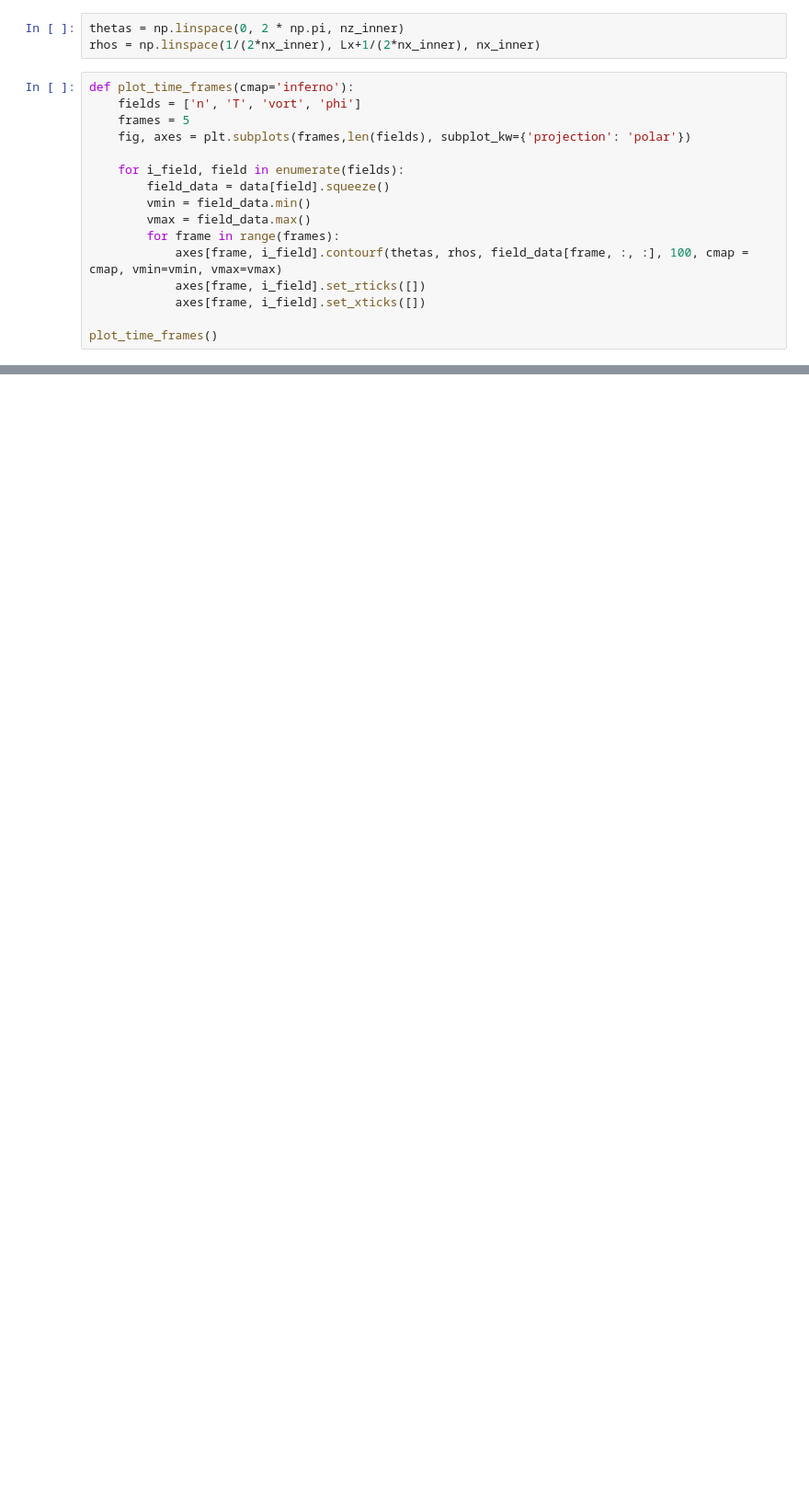
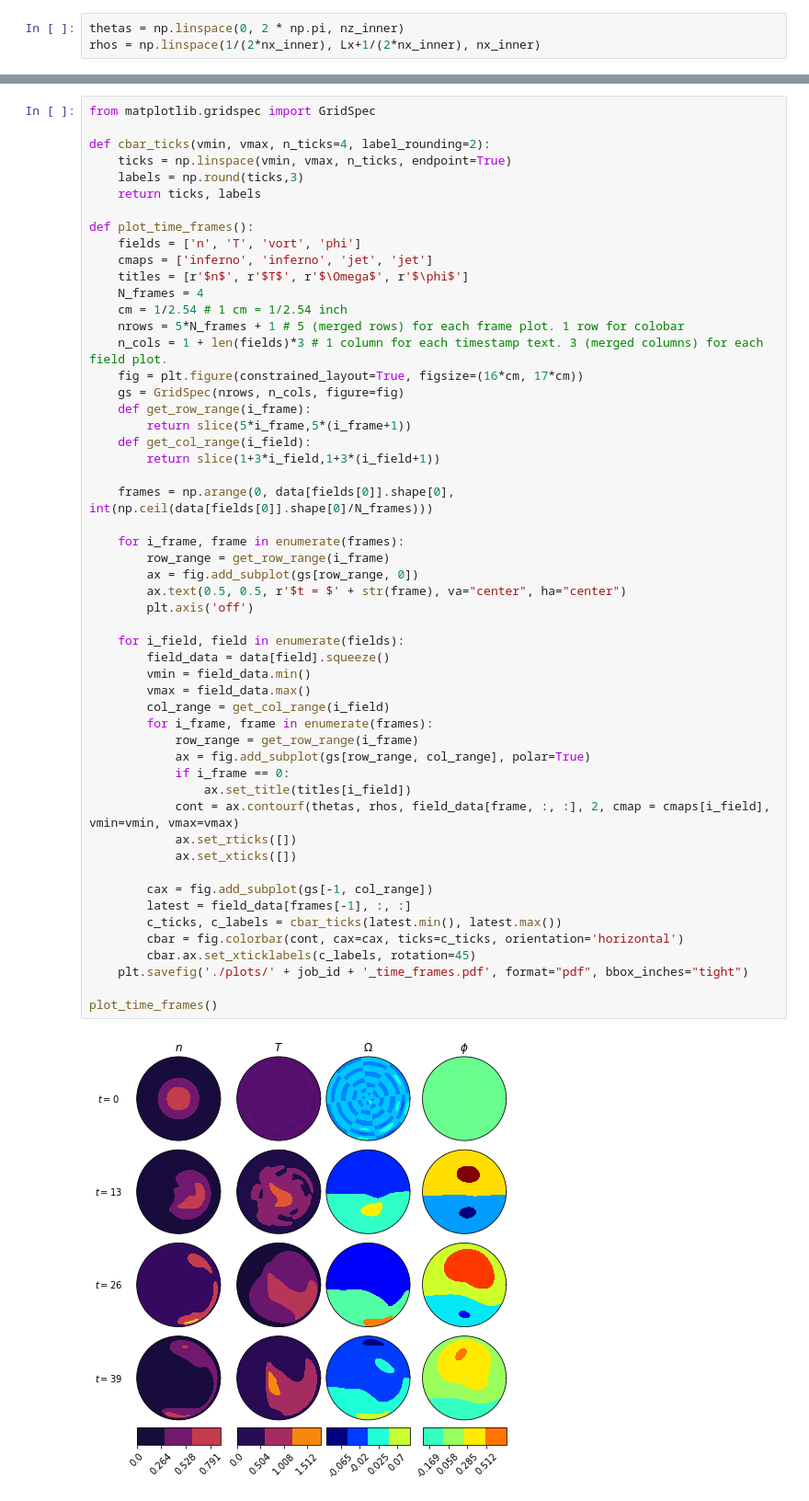
Before and after one commit to runehoejlund/north-simulation, a Jupyter notebook: data_analysis_animation.ipynb, the cells around one changed output, grey strips where cells are left out. Shown at 92% size. Drawn from its saved outputs; the diff is of its cells as text; blank space fills up the shorter version.

Commit message:
data analysis for time frame plots

```diff
--- a/data_analysis_animation.ipynb
+++ b/data_analysis_animation.ipynb
@@ -91,19 +107,3 @@ nxpe = 40, nype = 1, npes = 40
 # %%
 thetas = np.linspace(0, 2 * np.pi, nz_inner)
 rhos = np.linspace(1/(2*nx_inner), Lx+1/(2*nx_inner), nx_inner)
-# %%
-def plot_time_frames(cmap='inferno'):
-    fields = ['n', 'T', 'vort', 'phi']
-    frames = 5
-    fig, axes = plt.subplots(frames,len(fields), subplot_kw={'projection': 'polar'})
-
-    for i_field, field in enumerate(fields):
-        field_data = data[field].squeeze()
-        vmin = field_data.min()
-        vmax = field_data.max()
-        for frame in range(frames):
-            axes[frame, i_field].contourf(thetas, rhos, field_data[frame, :, :], 100, cmap = cmap, vmin=vmin, vmax=vmax)
-            axes[frame, i_field].set_rticks([])
-            axes[frame, i_field].set_xticks([])
-
-plot_time_frames()
@@ -111,0 +112,55 @@ plot_time_frames()
+# %%
+from matplotlib.gridspec import GridSpec
+
+def cbar_ticks(vmin, vmax, n_ticks=4, label_rounding=2):
+    ticks = np.linspace(vmin, vmax, n_ticks, endpoint=True)
+    labels = np.round(ticks,3)
+    return ticks, labels
+
+def plot_time_frames():
+    fields = ['n', 'T', 'vort', 'phi']
+    cmaps = ['inferno', 'inferno', 'jet', 'jet']
+    titles = [r'$n$', r'$T$', r'$\Omega$', r'$\phi$']
+    N_frames = 4
+    cm = 1/2.54 # 1 cm = 1/2.54 inch
+    nrows = 5*N_frames + 1 # 5 (merged rows) for each frame plot. 1 row for colobar
+    n_cols = 1 + len(fields)*3 # 1 column for each timestamp text. 3 (merged columns) for each field plot.
+    fig = plt.figure(constrained_layout=True, figsize=(16*cm, 17*cm))
+    gs = GridSpec(nrows, n_cols, figure=fig)
+    def get_row_range(i_frame):
+        return slice(5*i_frame,5*(i_frame+1))
+    def get_col_range(i_field):
+        return slice(1+3*i_field,1+3*(i_field+1))
+
+    frames = np.arange(0, data[fields[0]].shape[0], int(np.ceil(data[fields[0]].shape[0]/N_frames)))
+
+    for i_frame, frame in enumerate(frames):
+        row_range = get_row_range(i_frame)
+        ax = fig.add_subplot(gs[row_range, 0])
+        ax.text(0.5, 0.5, r'$t = $' + str(frame), va="center", ha="center")
+        plt.axis('off')
+
+    for i_field, field in enumerate(fields):
+        field_data = data[field].squeeze()
+        vmin = field_data.min()
+        vmax = field_data.max()
+        col_range = get_col_range(i_field)
+        for i_frame, frame in enumerate(frames):
+            row_range = get_row_range(i_frame)
+            ax = fig.add_subplot(gs[row_range, col_range], polar=True)
+            if i_frame == 0:
+                ax.set_title(titles[i_field])
+            cont = ax.contourf(thetas, rhos, field_data[frame, :, :], 2, cmap = cmaps[i_field], vmin=vmin, vmax=vmax)
+            ax.set_rticks([])
+            ax.set_xticks([])
+
+        cax = fig.add_subplot(gs[-1, col_range])
+        latest = field_data[frames[-1], :, :]
+        c_ticks, c_labels = cbar_ticks(latest.min(), latest.max())
+        cbar = fig.colorbar(cont, cax=cax, ticks=c_ticks, orientation='horizontal')
+        cbar.ax.set_xticklabels(c_labels, rotation=45)
+    plt.savefig('./plots/' + job_id + '_time_frames.pdf', format="pdf", bbox_inches="tight")
+
+plot_time_frames()
+# %% [output]
+[figure, added]
```
Also changed, not shown: parts of 18 cells of this notebook.
